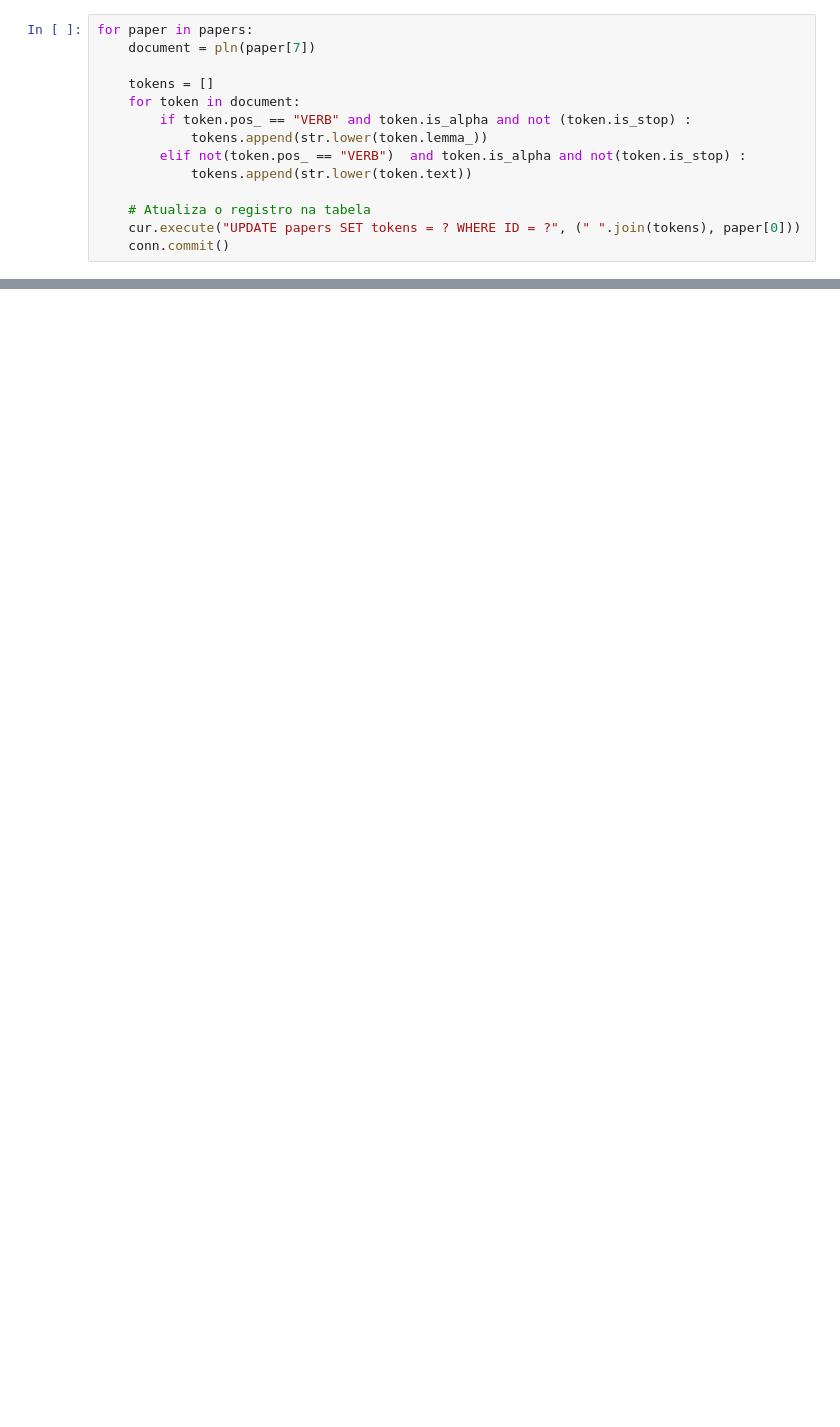
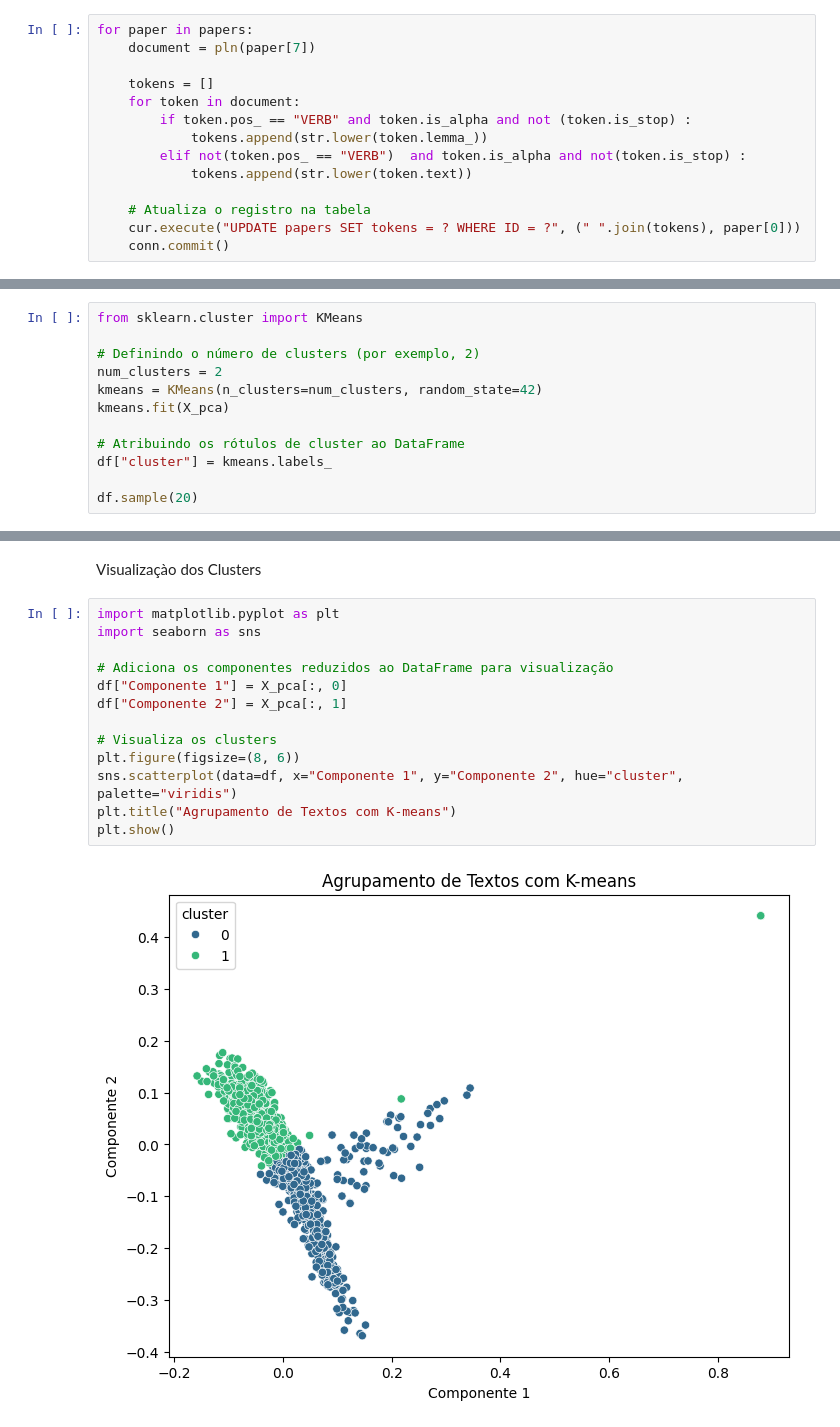
Before and after one commit to prof-LuizAlbano/unesp-mineracao-dados, a Jupyter notebook: projeto-final-albano/Final-Project-Draft.ipynb, the cells around one changed output, grey strips where cells are left out. Drawn from its saved outputs; the diff is of its cells as text; blank space fills up the shorter version.

```diff
--- a/projeto-final-albano/Final-Project-Draft.ipynb
+++ b/projeto-final-albano/Final-Project-Draft.ipynb
@@ -71,0 +197,12 @@ for paper in papers:
+# %%
+from sklearn.cluster import KMeans
+
+# Definindo o número de clusters (por exemplo, 2)
+num_clusters = 2
+kmeans = KMeans(n_clusters=num_clusters, random_state=42)
+kmeans.fit(X_pca)
+
+# Atribuindo os rótulos de cluster ao DataFrame
+df["cluster"] = kmeans.labels_
+
+df.sample(20)
@@ -71,0 +227,17 @@ for paper in papers:
+# %% [markdown]
+Visualizaçào dos Clusters
+# %%
+import matplotlib.pyplot as plt
+import seaborn as sns
+
+# Adiciona os componentes reduzidos ao DataFrame para visualização
+df["Componente 1"] = X_pca[:, 0]
+df["Componente 2"] = X_pca[:, 1]
+
+# Visualiza os clusters
+plt.figure(figsize=(8, 6))
+sns.scatterplot(data=df, x="Componente 1", y="Componente 2", hue="cluster", palette="viridis")
+plt.title("Agrupamento de Textos com K-means")
+plt.show()
+# %% [output]
+[figure, added]
```
Also changed, not shown: parts of 14 cells of this notebook, 2 other files.
